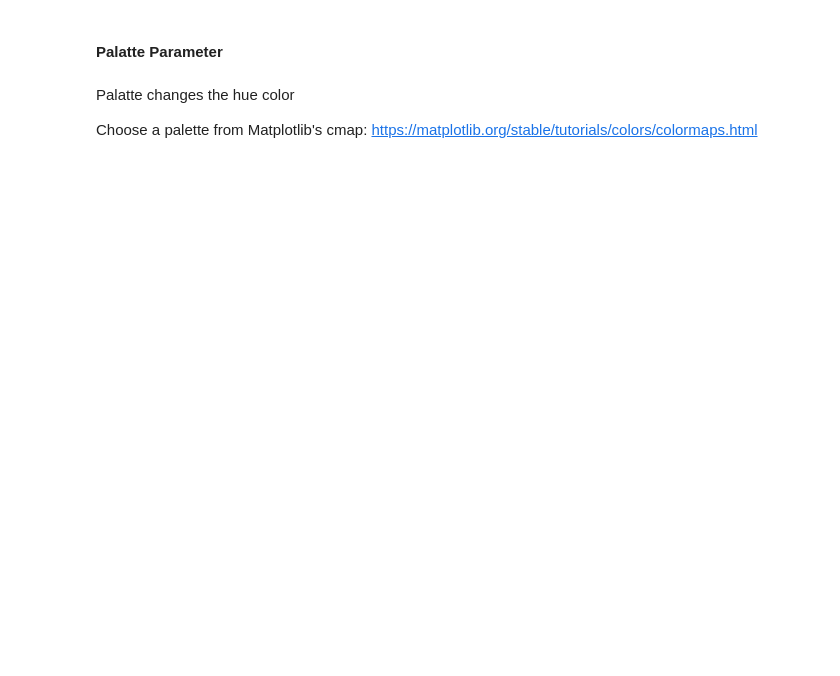
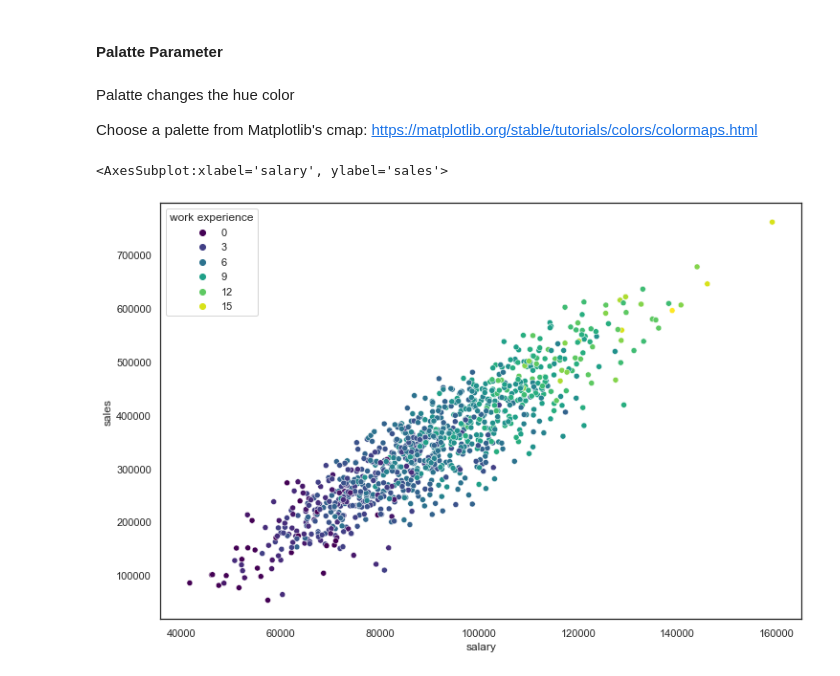
Before and after one commit to harshcurious/ML-notebook-Pierian, a Jupyter notebook: 05-Seaborn/05SeabornPractice.ipynb, the cells around one changed output. Cells and saved outputs as stored; diff of their text form; code cells hidden in the pictures; blank space fills up the shorter version.

```diff
--- a/05-Seaborn/05SeabornPractice.ipynb
+++ b/05-Seaborn/05SeabornPractice.ipynb
@@ -104,3 +106,9 @@ sns.scatterplot(x='salary', y='sales', data=df, hue='work experience')
 Palatte changes the hue color
 
 Choose a palette from Matplotlib's cmap: <https://matplotlib.org/stable/tutorials/colors/colormaps.html>
+# %%
+plt.figure(figsize=(12,8))
+sns.scatterplot(x='salary', y='sales', data=df, hue='work experience', palette='viridis')
+# %% [output]
+<AxesSubplot:xlabel='salary', ylabel='sales'>
+[figure, added]
```
Also changed, not shown: parts of 62 cells of this notebook, 1 other file.
